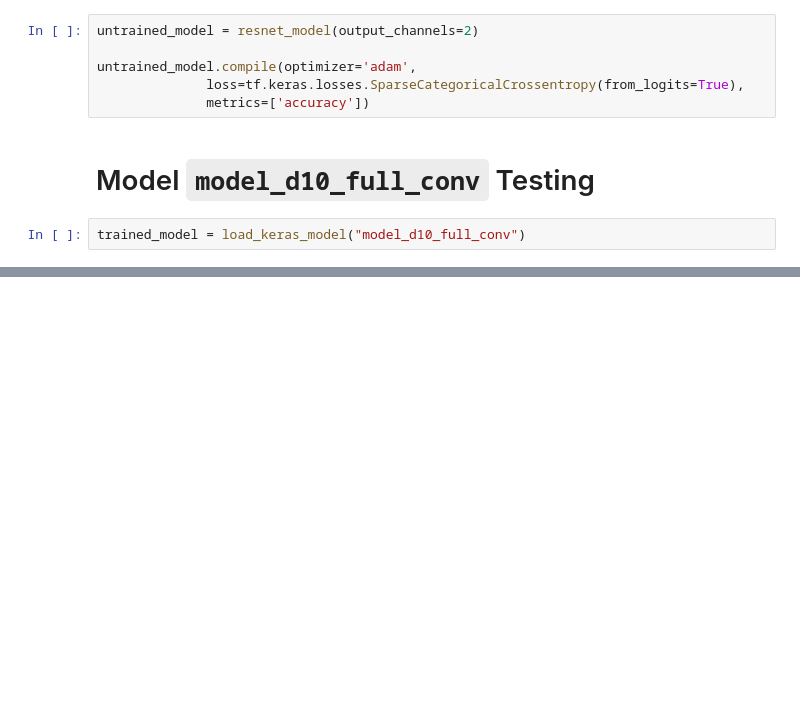
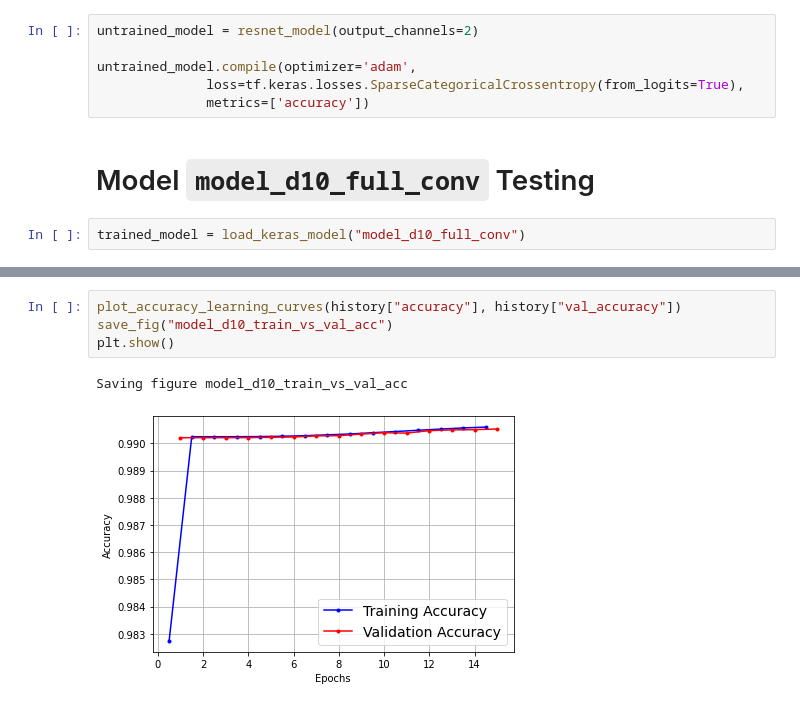
Before and after one commit to davidjperez00/ClosedAI, a Jupyter notebook: 10k_run/testing_architecture2.ipynb, the cells around one changed output, grey strips where cells are left out. Cells and saved outputs as stored; diff of their text form; blank space fills up the shorter version.

```diff
--- a/10k_run/testing_architecture2.ipynb
+++ b/10k_run/testing_architecture2.ipynb
@@ -261,0 +347,7 @@ tf.keras.utils.plot_model(trained_model, show_shapes=True)
+# %%
+plot_accuracy_learning_curves(history["accuracy"], history["val_accuracy"])
+save_fig("model_d10_train_vs_val_acc")
+plt.show()
+# %% [output]
+Saving figure model_d10_train_vs_val_acc
+[figure, added]
```
Also changed, not shown: parts of 10 cells of this notebook, 10 other files.
